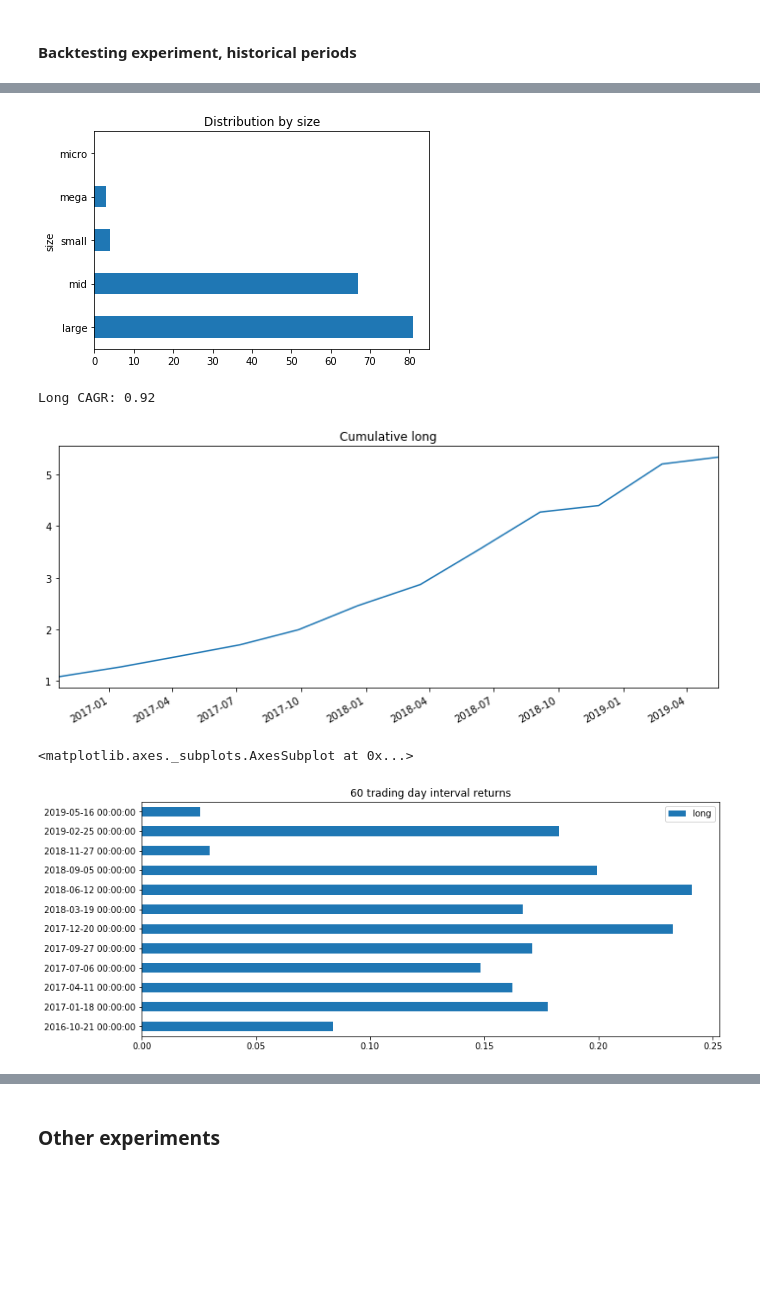
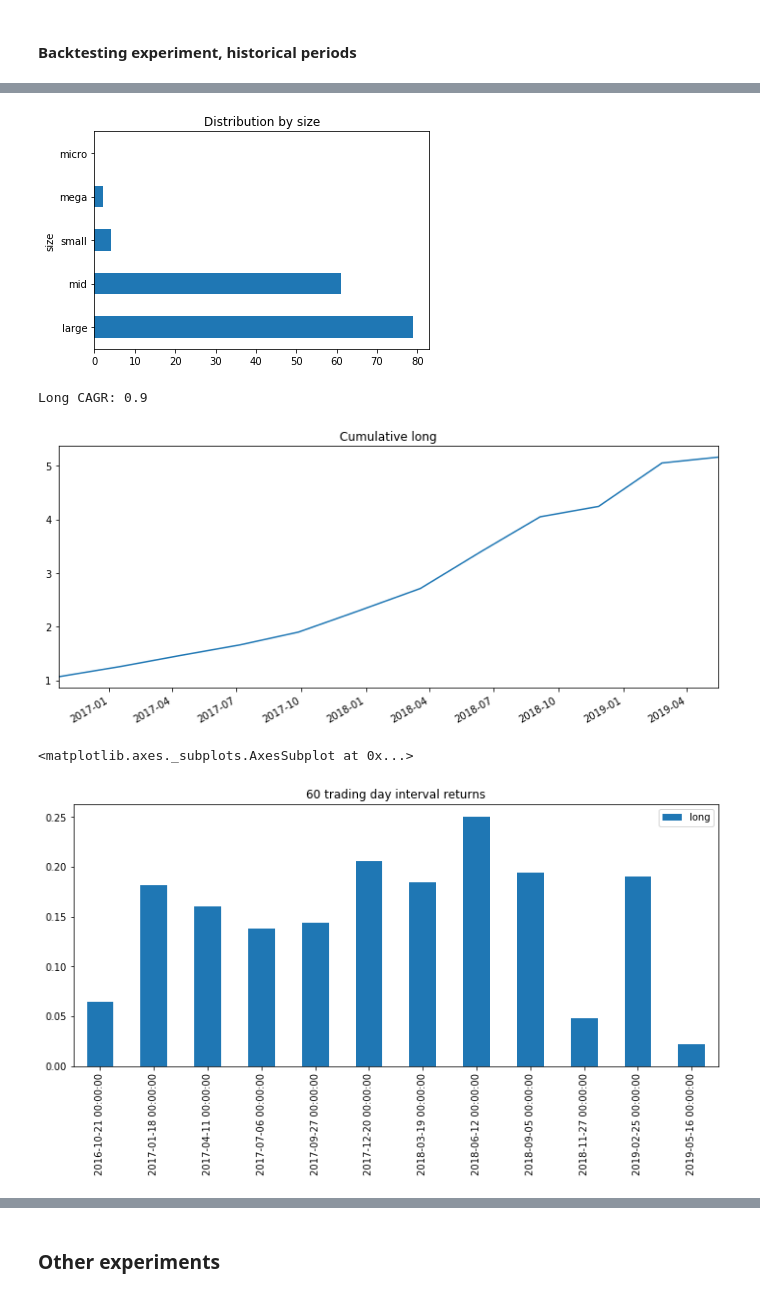
Before and after one commit to webclinic017/inception, a Jupyter notebook: notebooks/micro_TF.ipynb, the cells around one changed output, grey strips where cells are left out. Drawn from its saved outputs; the diff is of its cells as text; code cells hidden in the pictures; blank space fills up the shorter version.

```diff
--- a/notebooks/micro_TF.ipynb
+++ b/notebooks/micro_TF.ipynb
@@ -110,3 +59,27 @@ Return intervals [  -inf -0.229 -0.149  0.145  0.218    inf]
+# %%
+# context
+bench = '^GSPC'
+y_col = 'fwdReturn'
+tickers = excl(config['companies'], [])
+
+context = {
+    'ml_path': '../ML/',
+    'model_name': 'micro_TF.h5',
+    'tmp_path': '../tmp/',
+    'ds_name': 'co-technicals-ds',
+    'px_close': 'universe-px-ds',
+    'trained_cols': 'micro_TF_train_cols.npy',
+    'look_ahead': 120,
+    'look_back': 252*3,
+    'load_ds': True,
+    'scale': True,
+    'test_size': .05,
+    'verbose': True,
+    's3_path': 'recommend/micro_ML/',
+    'units': 850,
+    'max_iter': 50,
+    'l2_reg': 0.01,
+}
 # %%
 # Quotes, profile, and industries
 dates = read_dates('quote')
@@ -535,7 +575,7 @@ holding_period = 60
 as_of_date = -holding_period; study_period = -30;
 min_confidence = 0.8
 max_class_rows = 50
-nbr_positions = 40
+nbr_positions = 30
 pred_classes = [3, 4] if long else [0, 1]
 period_range = list(range(-20, -pred_df.index.unique().shape[0], -holding_period))
 # %%
@@ -730,7 +797,7 @@ size_df = quotes.loc[unique_symbols, ['marketCap']] / 10**9
 size_df['size'] = discret_rets(size_df.marketCap, mkt_cap_cuts, mkt_cap_labels)
 size_df.groupby(by=['size']).count().iloc[:,0].sort_values(ascending=False).plot.barh(title='Distribution by size');
 # %% [output]
-[figure, old version]
+[figure, new version]
 # %%
 hist_ports.sort_index(inplace=True)
 years = (hist_ports.index[-1] - hist_ports.index[0]).days / 365
@@ -748,13 +815,15 @@ if 'long' in mean_ret.columns and 'short' in mean_ret.columns:
     mean_ret.cumprod().plot(title='Long/Short', figsize=(12,5))
     print(f'L/S CAGR: {(mean_ret["ls"].cumprod().iloc[-1] ** (1/years) - 1)}')
 # %% [output]
-Long CAGR: 0.92
+Long CAGR: 0.9
-[figure, old version]
+[figure, new version]
 # %%
-(mean_ret-1).plot(title=f'{holding_period} trading day interval returns', kind='barh', figsize=(12,5))
+(mean_ret-1).plot(
+    title=f'{holding_period} trading day interval returns',
+    kind='bar', figsize=(12,5))
 # %% [output]
 <matplotlib.axes._subplots.AxesSubplot at 0x...>
-[figure, old version]
+[figure, new version]
 # %%
 def calc_monthly_ret(l_w, mean_ret):
     monthly_ret = (
```
Also changed, not shown: parts of 30 cells of this notebook, 1 other file.
